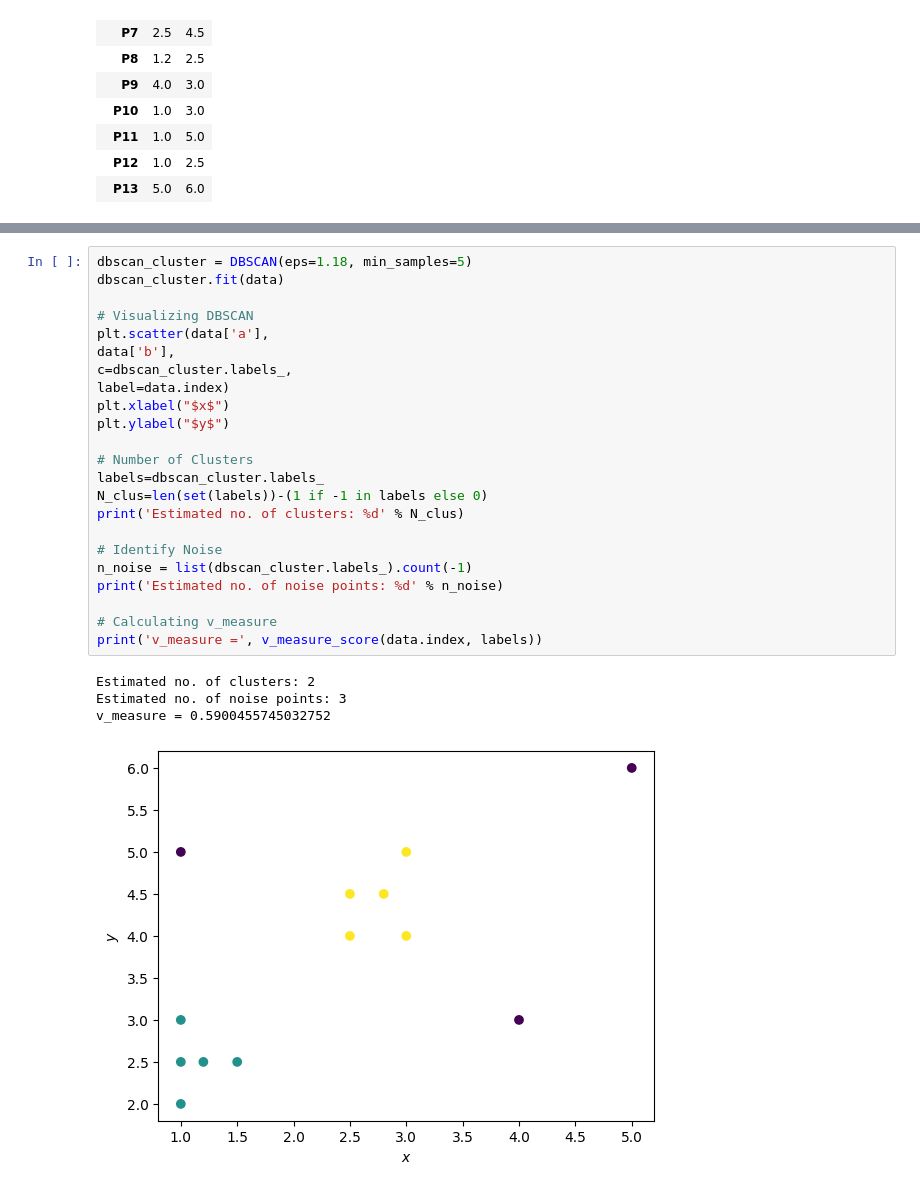
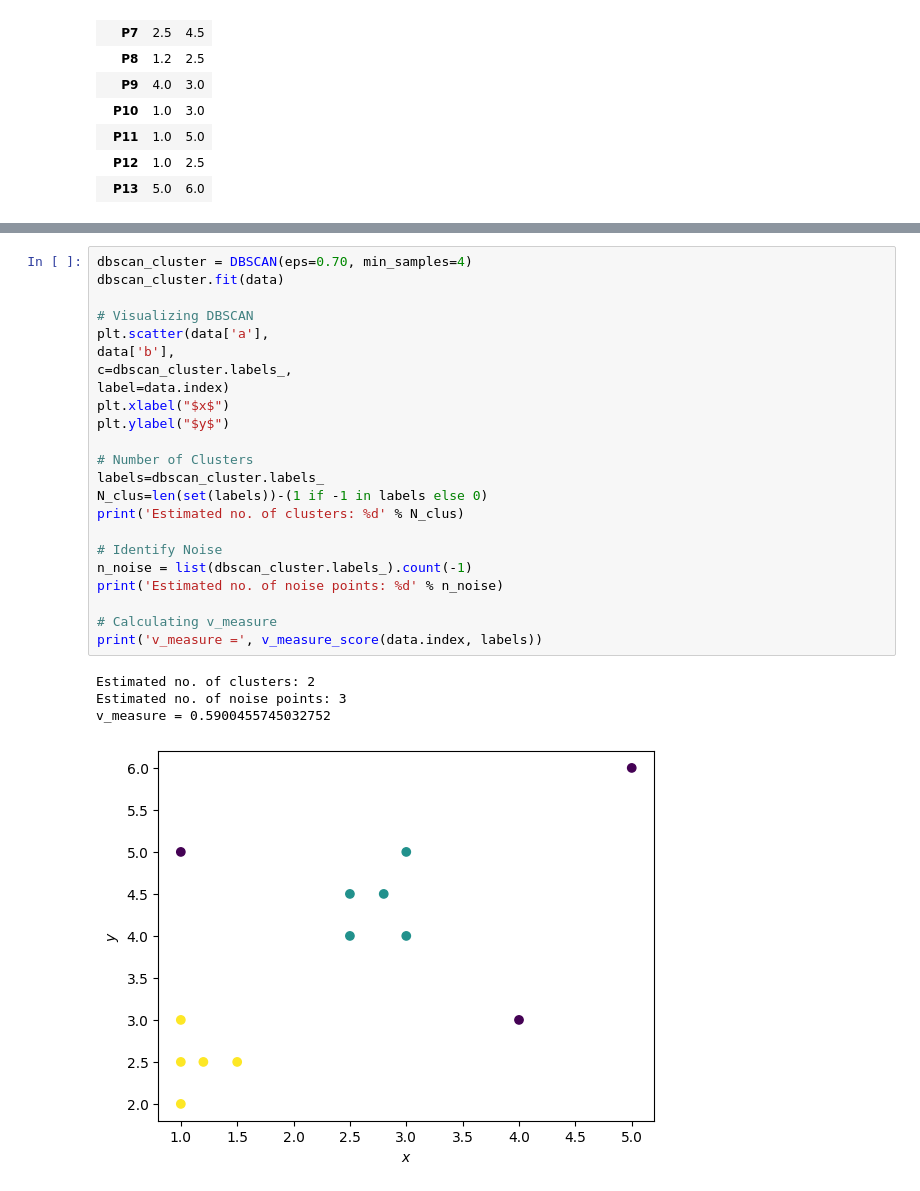
Before and after one commit to Lorenzo-Biondi/es-python, a Jupyter notebook: clustering/distanze_DBscan.ipynb, the cells around one changed output, grey strips where cells are left out. Cells and saved outputs as stored; diff of their text form.

Commit message:
dbscan fine

```diff
--- a/clustering/distanze_DBscan.ipynb
+++ b/clustering/distanze_DBscan.ipynb
@@ -95,28 +97,28 @@ print(distances[knee.knee])
 # %%
-dbscan_cluster = DBSCAN(eps=1.18, min_samples=5)
+dbscan_cluster = DBSCAN(eps=0.70, min_samples=4)
 dbscan_cluster.fit(data)
 
 # Visualizing DBSCAN
 plt.scatter(data['a'],
 data['b'],
 c=dbscan_cluster.labels_,
 label=data.index)
 plt.xlabel("$x$")
 plt.ylabel("$y$")
 
 # Number of Clusters
 labels=dbscan_cluster.labels_
 N_clus=len(set(labels))-(1 if -1 in labels else 0)
 print('Estimated no. of clusters: %d' % N_clus)
 
 # Identify Noise
 n_noise = list(dbscan_cluster.labels_).count(-1)
 print('Estimated no. of noise points: %d' % n_noise)
 
 # Calculating v_measure
 print('v_measure =', v_measure_score(data.index, labels))
 # %% [output]
 Estimated no. of clusters: 2
 Estimated no. of noise points: 3
 v_measure = 0.5900455745032752
-[figure, old version]
+[figure, new version]
```
Also changed, not shown: parts of 5 cells of this notebook, 1 other file.
